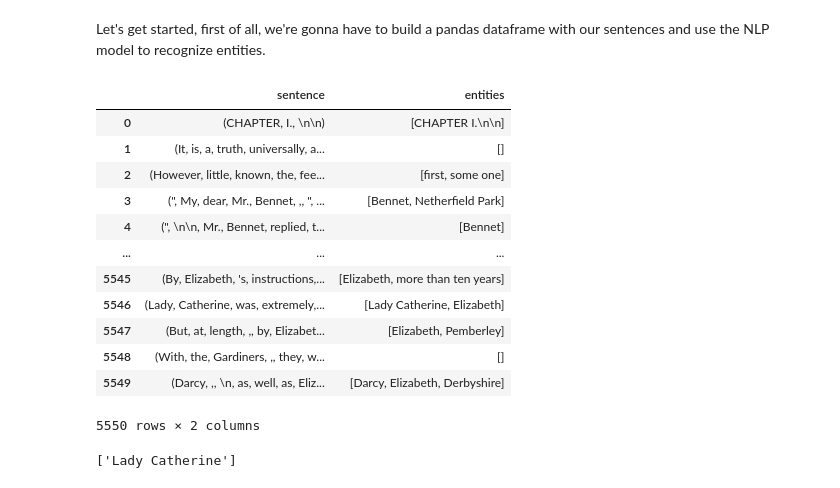
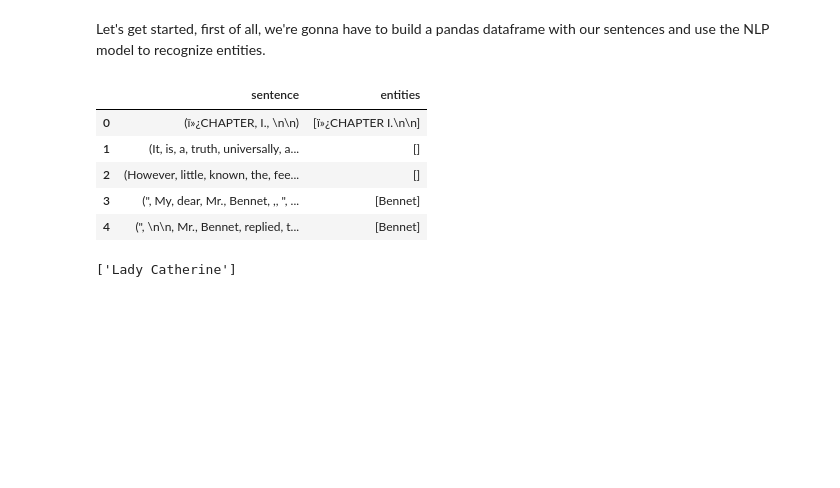
Before and after one commit to IDFMaviana/pride-and-prejudice-graph, a Jupyter notebook: Characters.ipynb, the cells around one changed output. Drawn from its saved outputs; the diff is of its cells as text; code cells hidden in the pictures; blank space fills up the shorter version.

```diff
--- a/Characters.ipynb
+++ b/Characters.ipynb
@@ -64,26 +67,19 @@ Let's get started, first of all, we're gonna have to build a pandas dataframe wi
 # Split all the sentences and entities into a dataframe
 sent_entity_df = []
 for i in doc_texto.sents:
-    entiti_list = [i.text for i in i.ents]
+    entiti_list = [i.text for i in i.ents if i.label_ == "PERSON"]
     sent_entity_df.append({"sentence": i , "entities": entiti_list})
 
 sent_entity_df = pd.DataFrame(sent_entity_df)
 # %%
-sent_entity_df
+sent_entity_df.head()
 # %% [output]
 |  | sentence | entities |
-| 0 | (﻿CHAPTER, I., \n\n) | [﻿CHAPTER I.\n\n] |
+| 0 | (ï»¿CHAPTER, I., \n\n) | [ï»¿CHAPTER I.\n\n] |
 | 1 | (It, is, a, truth, universally, a... | [] |
-| 2 | (However, little, known, the, fee... | [first, some one] |
-| 3 | (", My, dear, Mr., Bennet, ,, ", ... | [Bennet, Netherfield Park] |
+| 2 | (However, little, known, the, fee... | [] |
+| 3 | (", My, dear, Mr., Bennet, ,, ", ... | [Bennet] |
 | 4 | (", \n\n, Mr., Bennet, replied, t... | [Bennet] |
-| ... | ... | ... |
-| 5545 | (By, Elizabeth, 's, instructions,... | [Elizabeth, more than ten years] |
-| 5546 | (Lady, Catherine, was, extremely,... | [Lady Catherine, Elizabeth] |
-| 5547 | (But, at, length, ,, by, Elizabet... | [Elizabeth, Pemberley] |
-| 5548 | (With, the, Gardiners, ,, they, w... | [] |
-| 5549 | (Darcy, ,, \n, as, well, as, Eliz... | [Darcy, Elizabeth, Derbyshire] |
-5550 rows × 2 columns
 # %%
 #Let's try the function
 filter_entity(["Lady Catherine","Thu","2"],data_characters)
```
Also changed, not shown: parts of 18 cells of this notebook, 2 other files.
